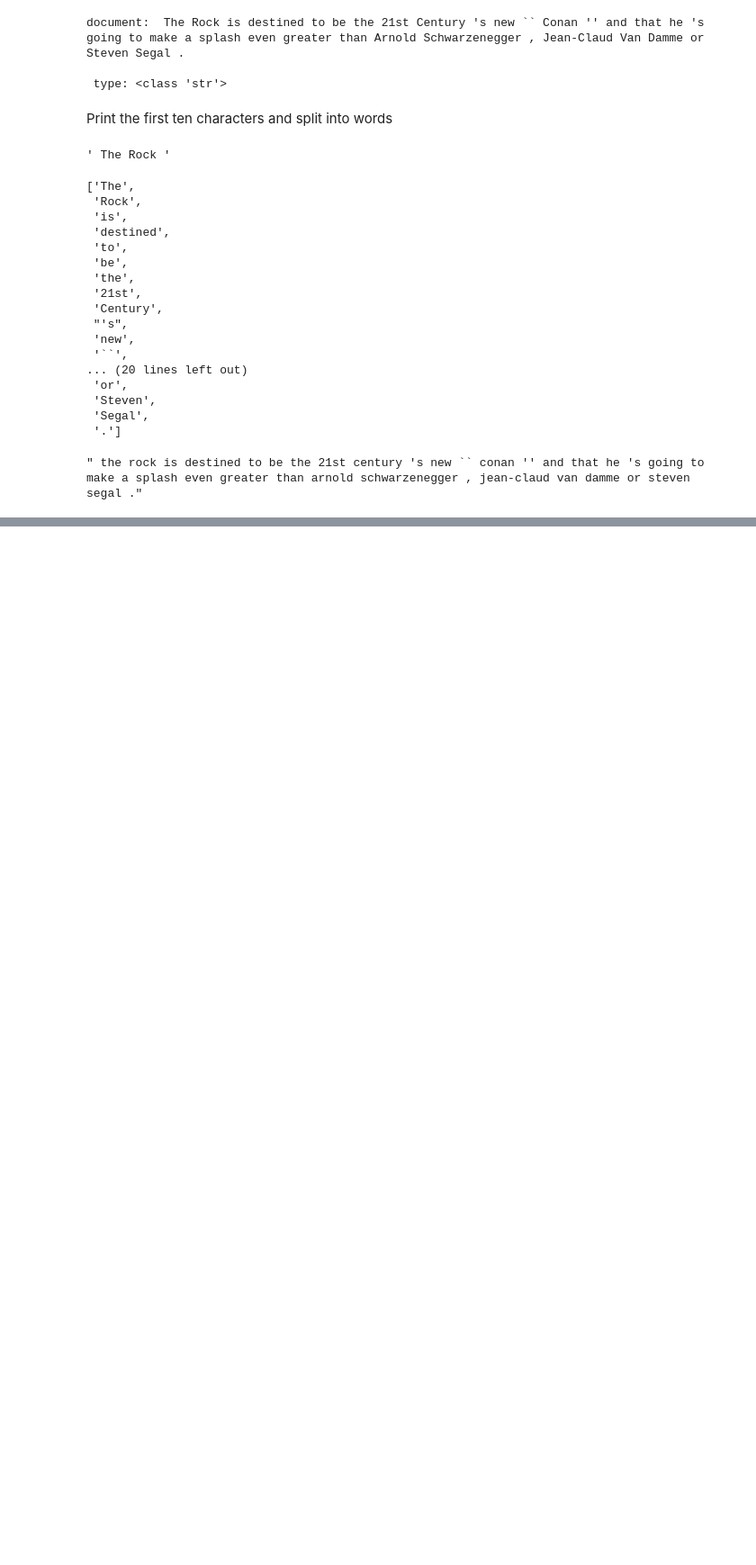
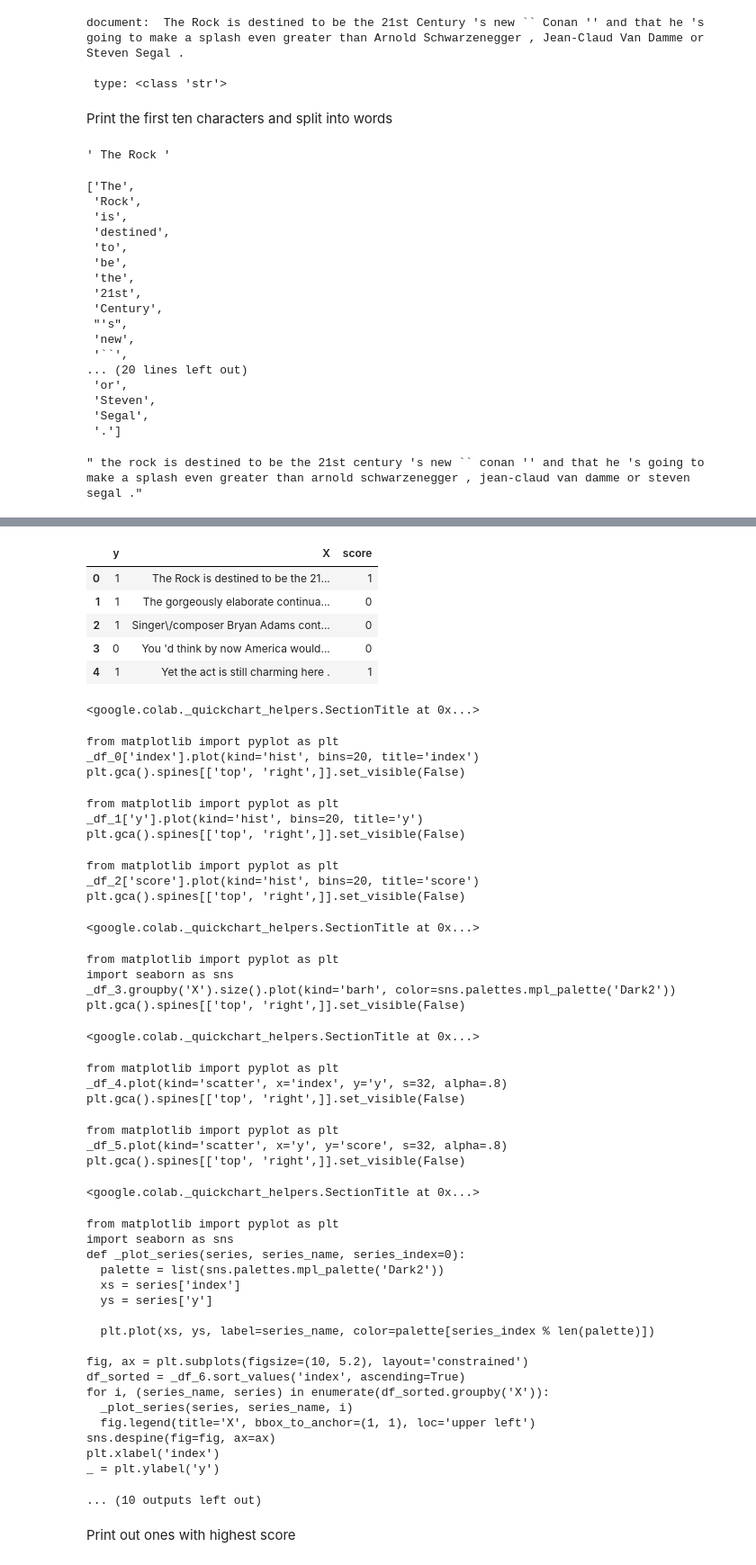
Before and after one commit to KSaubhagya/NLP_Pipeline, a Jupyter notebook: NLP_Pipeline.ipynb, the cells around one changed output, grey strips where cells are left out. Shown at 90% size. Drawn from its saved outputs; the diff is of its cells as text; code cells hidden in the pictures; blank space fills up the shorter version.

```diff
--- a/NLP_Pipeline.ipynb
+++ b/NLP_Pipeline.ipynb
@@ -89,0 +126,52 @@ my_string.casefold()
+# %%
+df.head()
+# %% [output]
+|  | y | X | score |
+| 0 | 1 | The Rock is destined to be the 21... | 1 |
+| 1 | 1 | The gorgeously elaborate continua... | 0 |
+| 2 | 1 | Singer\/composer Bryan Adams cont... | 0 |
+| 3 | 0 | You 'd think by now America would... | 0 |
+| 4 | 1 | Yet the act is still charming here . | 1 |
+<google.colab._quickchart_helpers.SectionTitle at 0x...>
+from matplotlib import pyplot as plt
+_df_0['index'].plot(kind='hist', bins=20, title='index')
+plt.gca().spines[['top', 'right',]].set_visible(False)
+from matplotlib import pyplot as plt
+_df_1['y'].plot(kind='hist', bins=20, title='y')
+plt.gca().spines[['top', 'right',]].set_visible(False)
+from matplotlib import pyplot as plt
+_df_2['score'].plot(kind='hist', bins=20, title='score')
+plt.gca().spines[['top', 'right',]].set_visible(False)
+<google.colab._quickchart_helpers.SectionTitle at 0x...>
+from matplotlib import pyplot as plt
+import seaborn as sns
+_df_3.groupby('X').size().plot(kind='barh', color=sns.palettes.mpl_palette('Dark2'))
+plt.gca().spines[['top', 'right',]].set_visible(False)
+<google.colab._quickchart_helpers.SectionTitle at 0x...>
+from matplotlib import pyplot as plt
+_df_4.plot(kind='scatter', x='index', y='y', s=32, alpha=.8)
+plt.gca().spines[['top', 'right',]].set_visible(False)
+from matplotlib import pyplot as plt
+_df_5.plot(kind='scatter', x='y', y='score', s=32, alpha=.8)
+plt.gca().spines[['top', 'right',]].set_visible(False)
+<google.colab._quickchart_helpers.SectionTitle at 0x...>
+from matplotlib import pyplot as plt
+import seaborn as sns
+def _plot_series(series, series_name, series_index=0):
+  palette = list(sns.palettes.mpl_palette('Dark2'))
+  xs = series['index']
+  ys = series['y']
+
+  plt.plot(xs, ys, label=series_name, color=palette[series_index % len(palette)])
+
+fig, ax = plt.subplots(figsize=(10, 5.2), layout='constrained')
+df_sorted = _df_6.sort_values('index', ascending=True)
+for i, (series_name, series) in enumerate(df_sorted.groupby('X')):
+  _plot_series(series, series_name, i)
+  fig.legend(title='X', bbox_to_anchor=(1, 1), loc='upper left')
+sns.despine(fig=fig, ax=ax)
+plt.xlabel('index')
+_ = plt.ylabel('y')
+... (10 outputs left out)
+# %% [markdown]
+Print out ones with highest score
```
Also changed, not shown: parts of 10 cells of this notebook.
